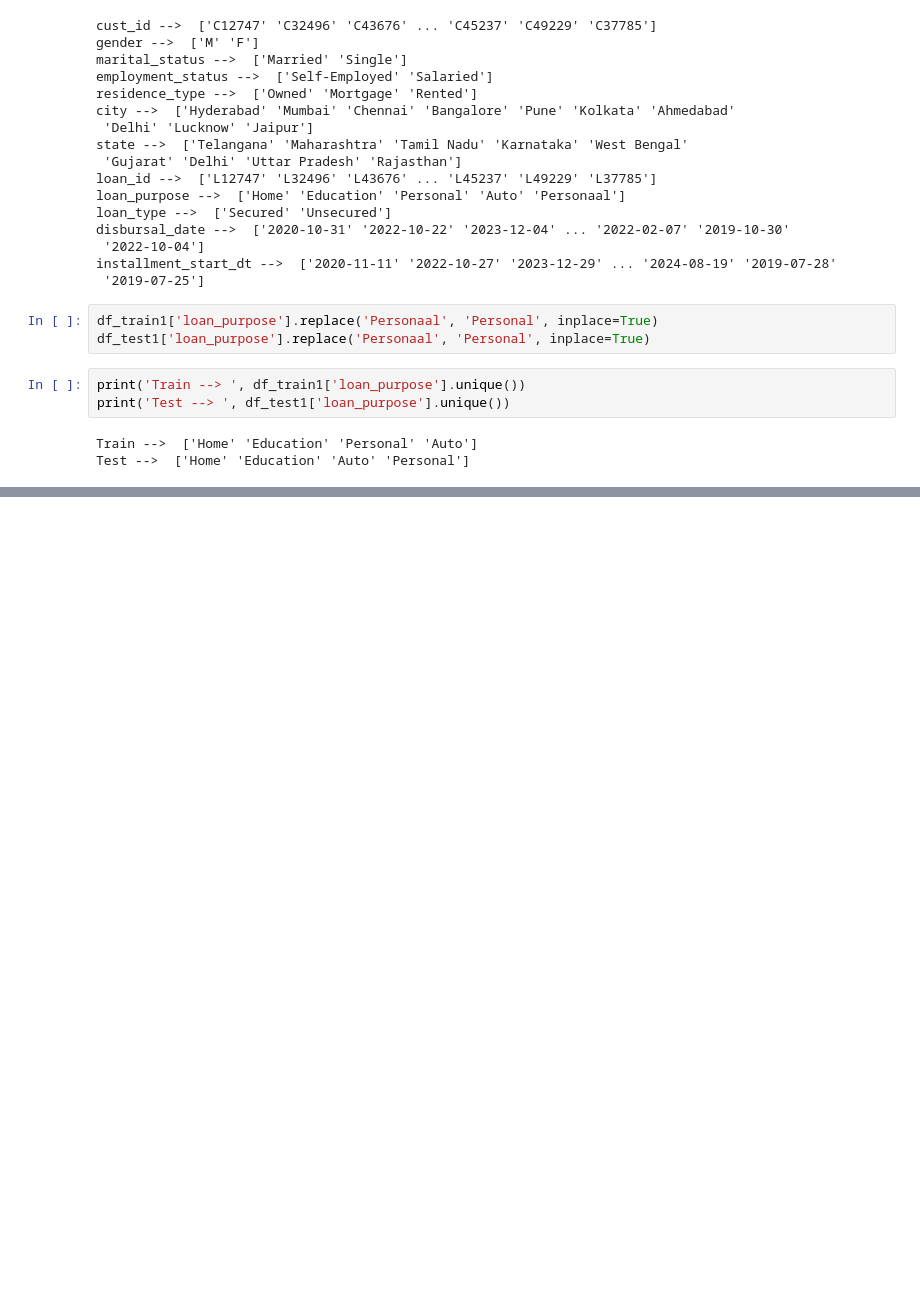
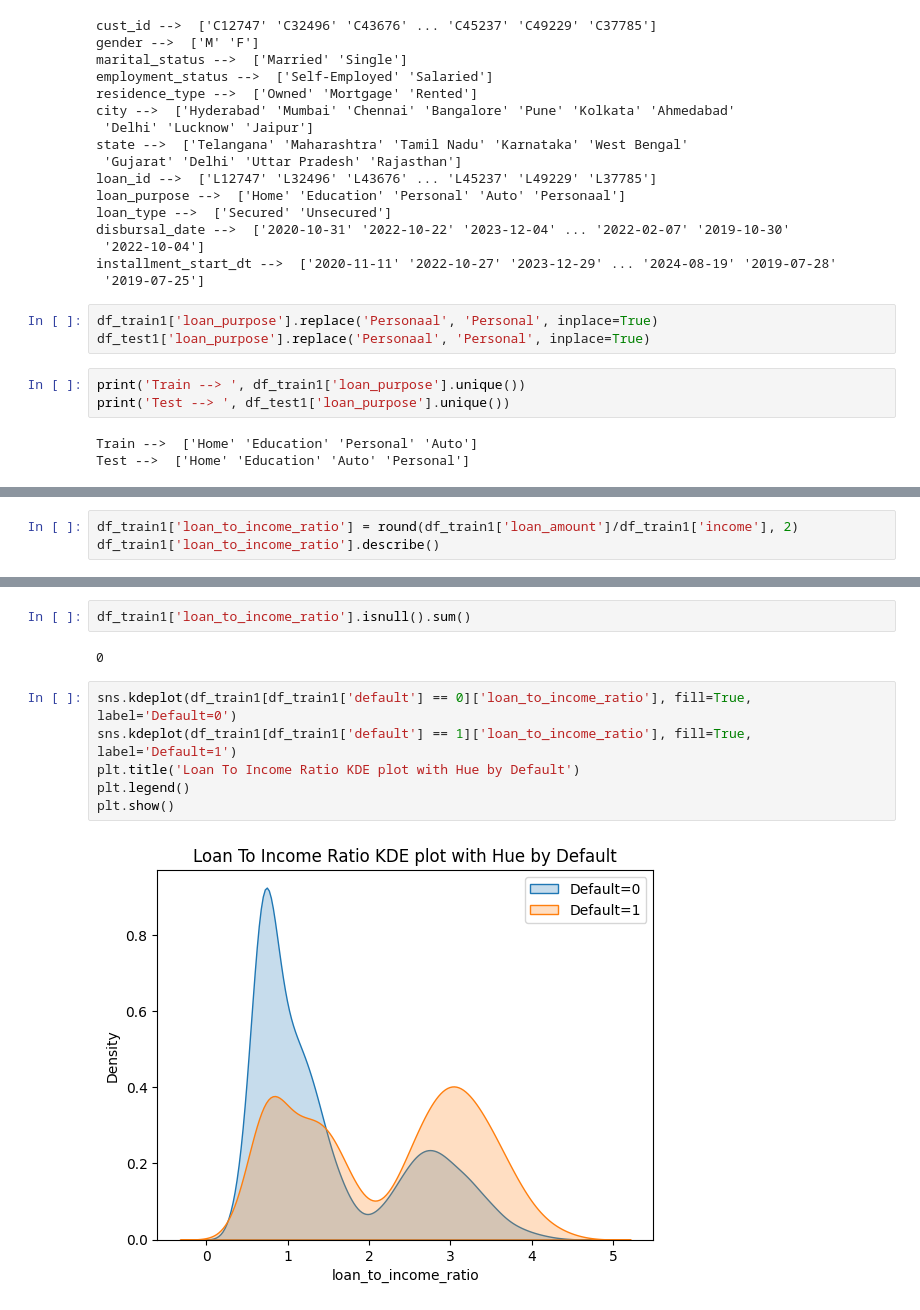
Before and after one commit to data-detectiv/credit-risk-modelling-classification, a Jupyter notebook: credit_risk_modelling.ipynb, the cells around one changed output, grey strips where cells are left out. Drawn from its saved outputs; the diff is of its cells as text; blank space fills up the shorter version.

```diff
--- a/credit_risk_modelling.ipynb
+++ b/credit_risk_modelling.ipynb
@@ -299,0 +346,3 @@ Test -->  ['Home' 'Education' 'Auto' 'Personal']
+# %%
+df_train1['loan_to_income_ratio'] = round(df_train1['loan_amount']/df_train1['income'], 2)
+df_train1['loan_to_income_ratio'].describe()
@@ -299,0 +359,12 @@ Test -->  ['Home' 'Education' 'Auto' 'Personal']
+# %%
+df_train1['loan_to_income_ratio'].isnull().sum()
+# %% [output]
+0
+# %%
+sns.kdeplot(df_train1[df_train1['default'] == 0]['loan_to_income_ratio'], fill=True, label='Default=0')
+sns.kdeplot(df_train1[df_train1['default'] == 1]['loan_to_income_ratio'], fill=True, label='Default=1')
+plt.title('Loan To Income Ratio KDE plot with Hue by Default')
+plt.legend()
+plt.show()
+# %% [output]
+[figure, added]
```
Also changed, not shown: parts of 16 cells of this notebook.
